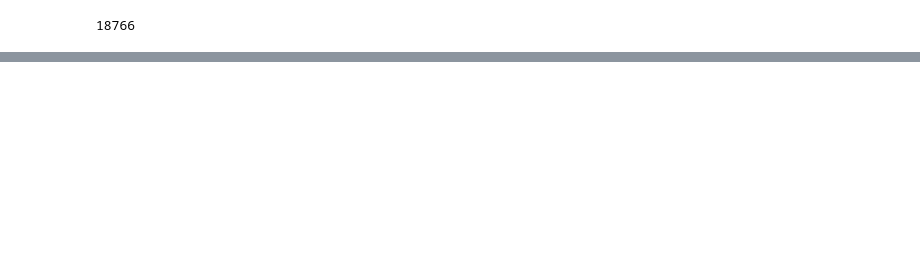
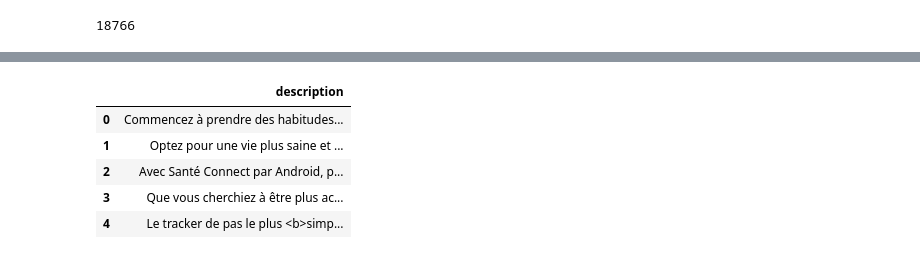
Before and after one commit to Ayfred/MissionR-D, a Jupyter notebook: main.ipynb, the cells around one changed output, grey strips where cells are left out. Drawn from its saved outputs; the diff is of its cells as text; code cells hidden in the pictures; blank space fills up the shorter version.

```diff
--- a/main.ipynb
+++ b/main.ipynb
@@ -105,3 +106,12 @@ Requirement already satisfied: charset-normalizer<4,>=2 in d:\program fil\python
 Requirement already satisfied: idna<4,>=2.5 in d:\program fil\python\python311\lib\site-packages (from requests<3.0.0dev,>=2.18.0->google-api-core!=2.0.*,!=2.1.*,!=2.2.*,!=2.3.0,<3.0.0dev,>=1.31.5->go ...
 Requirement already satisfied: urllib3<1.27,>=1.21.1 in d:\program fil\python\python311\lib\site-packages (from requests<3.0.0dev,>=2.18.0->google-api-core!=2.0.*,!=2.1.*,!=2.2.*,!=2.3.0,<3.0.0dev,>=1 ...
 Requirement already satisfied: certifi>=2017.4.17 in d:\program fil\python\python311\lib\site-packages (from requests<3.0.0dev,>=2.18.0->google-api-core!=2.0.*,!=2.1.*,!=2.2.*,!=2.3.0,<3.0.0dev,>=1.31 ...
+# %%
+from google_play_scraper import app
+import pandas as pd
+
+result = app(
+    single_id,
+    lang='fr', # defaults to 'en'
+    country='fr' # defaults to 'us'
+)
@@ -107,0 +130,20 @@ Requirement already satisfied: certifi>=2017.4.17 in d:\program fil\python\pytho
+# %%
+data = {'description':[]}
+
+for i in id:
+    result = app(
+        i,
+        lang='fr', # defaults to 'en'
+        country='fr' # defaults to 'us'
+    )
+    data["description"].append(result["description"])
+
+df = pd.DataFrame(data)
+df.head()
+# %% [output]
+|  | description |
+| 0 | Commencez à prendre des habitudes... |
+| 1 | Optez pour une vie plus saine et ... |
+| 2 | Avec Santé Connect par Android, p... |
+| 3 | Que vous cherchiez à être plus ac... |
+| 4 | Le tracker de pas le plus <b>simp... |
```
Also changed, not shown: parts of 9 cells of this notebook, 2 other files.
